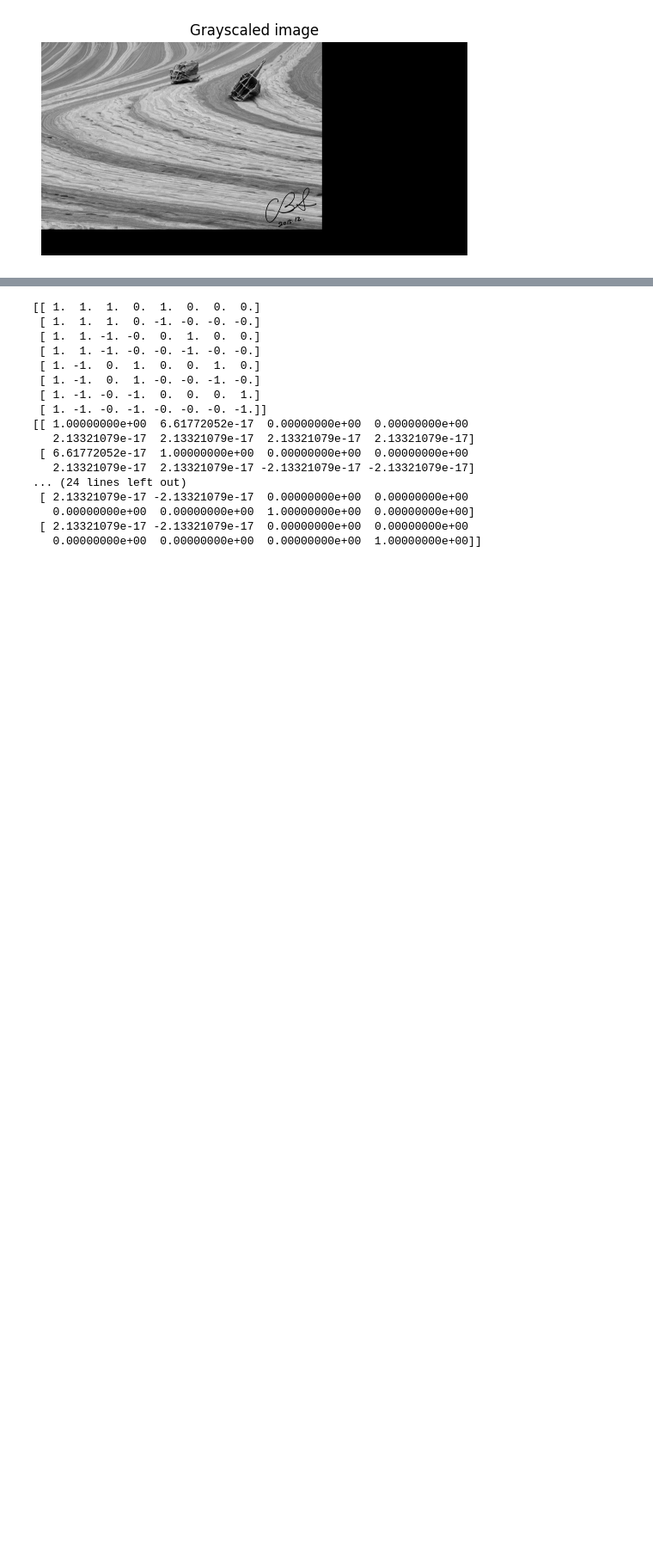
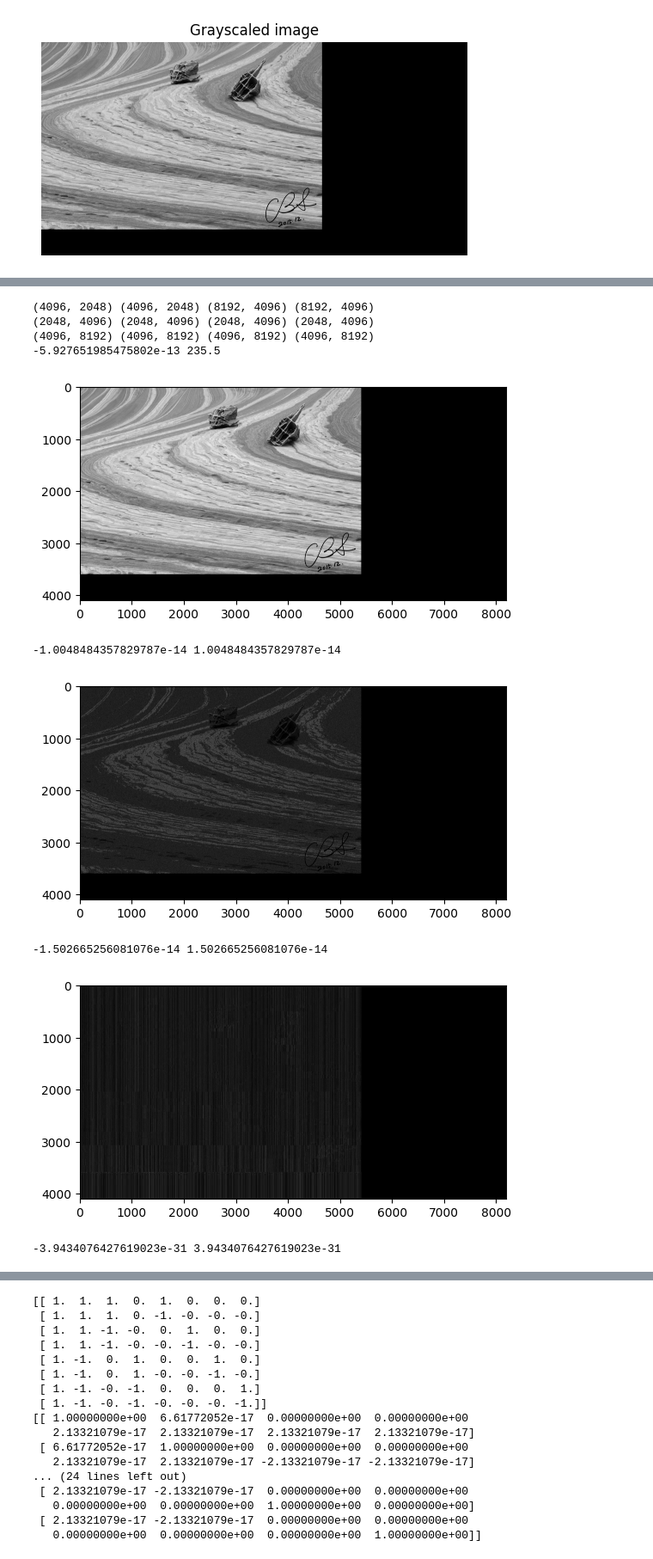
Before and after one commit to jongmindev/DFT_DWT_Implementation, a Jupyter notebook: haar/haar.ipynb, the cells around one changed output, grey strips where cells are left out. Shown at 86% size. Drawn from its saved outputs; the diff is of its cells as text; code cells hidden in the pictures; blank space fills up the shorter version.

```diff
--- a/haar/haar.ipynb
+++ b/haar/haar.ipynb
@@ -171,0 +225,23 @@ class HaarTransform(Load_Image):
+# %%
+##second round of compression #compression한것을 한번더 compression
+
+new_img_LL, new_img_LH, new_img_HL, new_img_HH = haar.compress_partial_enc_dec(img_LL)
+plt.imshow(rescale(new_img_LL), cmap = "gray", vmin = 0, vmax = 255)
+plt.show()
+plt.imshow(rescale(new_img_LH), cmap = "gray", vmin = 0, vmax = 255)
+plt.show()
+plt.imshow(rescale(new_img_HL), cmap = "gray", vmin = 0, vmax = 255)
+plt.show()
+plt.imshow(rescale(new_img_HH), cmap = "gray", vmin = 0, vmax = 255)
+plt.show()
+# %% [output]
+(4096, 2048) (4096, 2048) (8192, 4096) (8192, 4096)
+(2048, 4096) (2048, 4096) (2048, 4096) (2048, 4096)
+(4096, 8192) (4096, 8192) (4096, 8192) (4096, 8192)
+-5.927651985475802e-13 235.5
+[figure, added]
+-1.0048484357829787e-14 1.0048484357829787e-14
+[figure, added]
+-1.502665256081076e-14 1.502665256081076e-14
+[figure, added]
+-3.9434076427619023e-31 3.9434076427619023e-31
```
Also changed, not shown: parts of 18 cells of this notebook, 2 other files.
